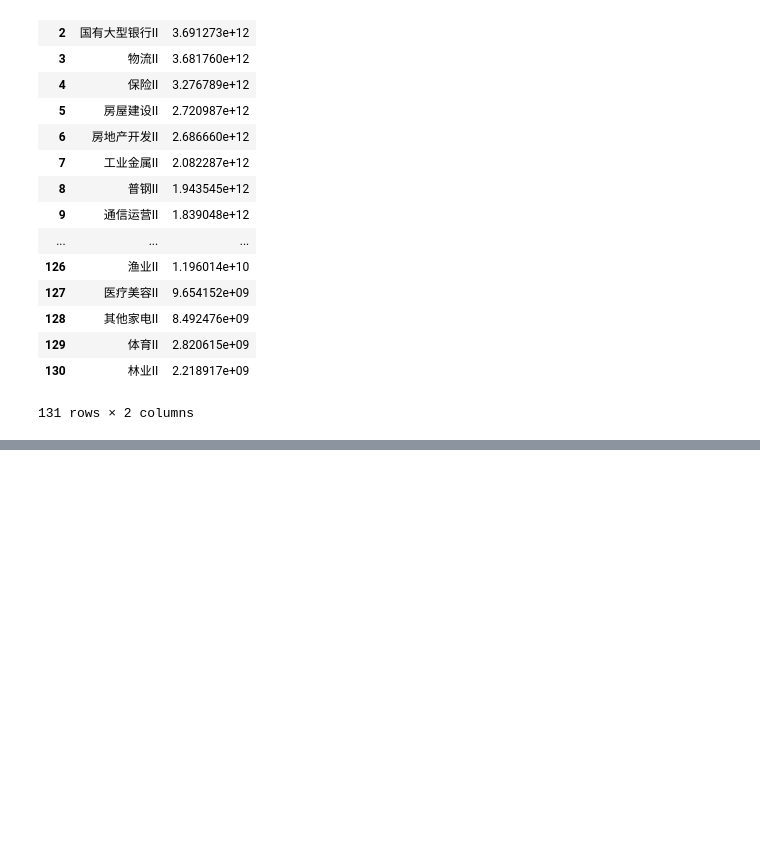
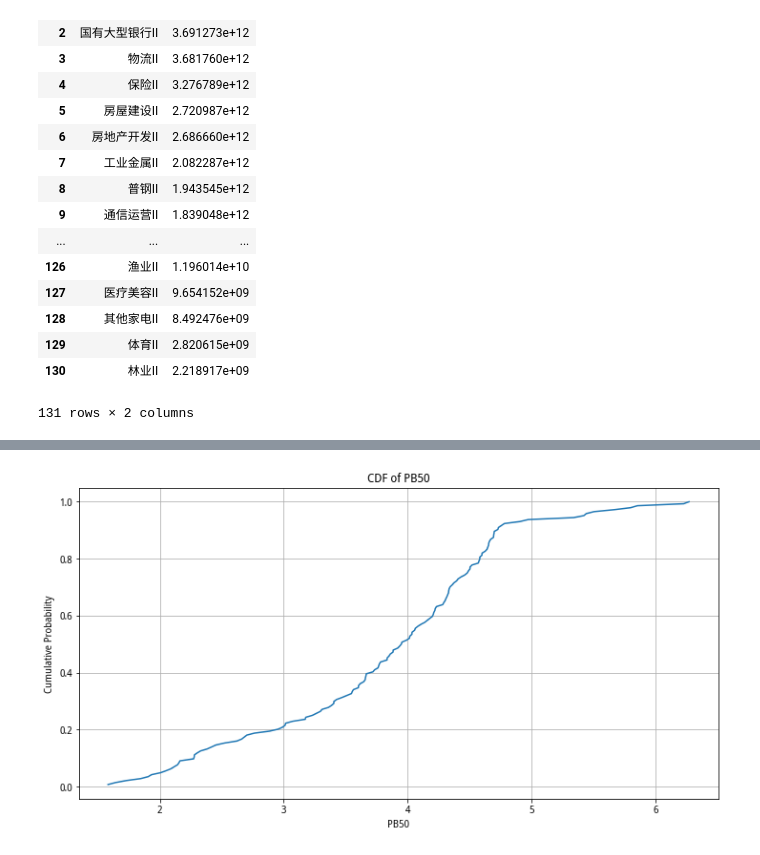
Before and after one commit to yuchenwang521/stock, a Jupyter notebook: quant.ipynb, the cells around one changed output, grey strips where cells are left out. Drawn from its saved outputs; the diff is of its cells as text; code cells hidden in the pictures; blank space fills up the shorter version.

```diff
--- a/quant.ipynb
+++ b/quant.ipynb
@@ -188,0 +526,25 @@ auth success
+# %%
+# Assuming you have the pb50_data DataFrame with columns 'date' and 'pb50'
+
+# Extract the pb50 values from the DataFrame
+pb50_values = pb50_data['pb50'].values
+
+# Calculate the empirical CDF
+def ecdf(x):
+    sorted_x = np.sort(x)
+    n = sorted_x.size
+    y = np.arange(1, n+1) / n4
+    return sorted_x, y
+
+x, cdf = ecdf(pb50_values)
+
+# Plot the CDF
+plt.figure(figsize=(12, 6))
+plt.plot(x, cdf)
+plt.xlabel('PB50')
+plt.ylabel('Cumulative Probability')
+plt.title('CDF of PB50')
+plt.grid(True)
+plt.show()
+# %% [output]
+[figure, added]
```
Also changed, not shown: parts of 58 cells of this notebook.
